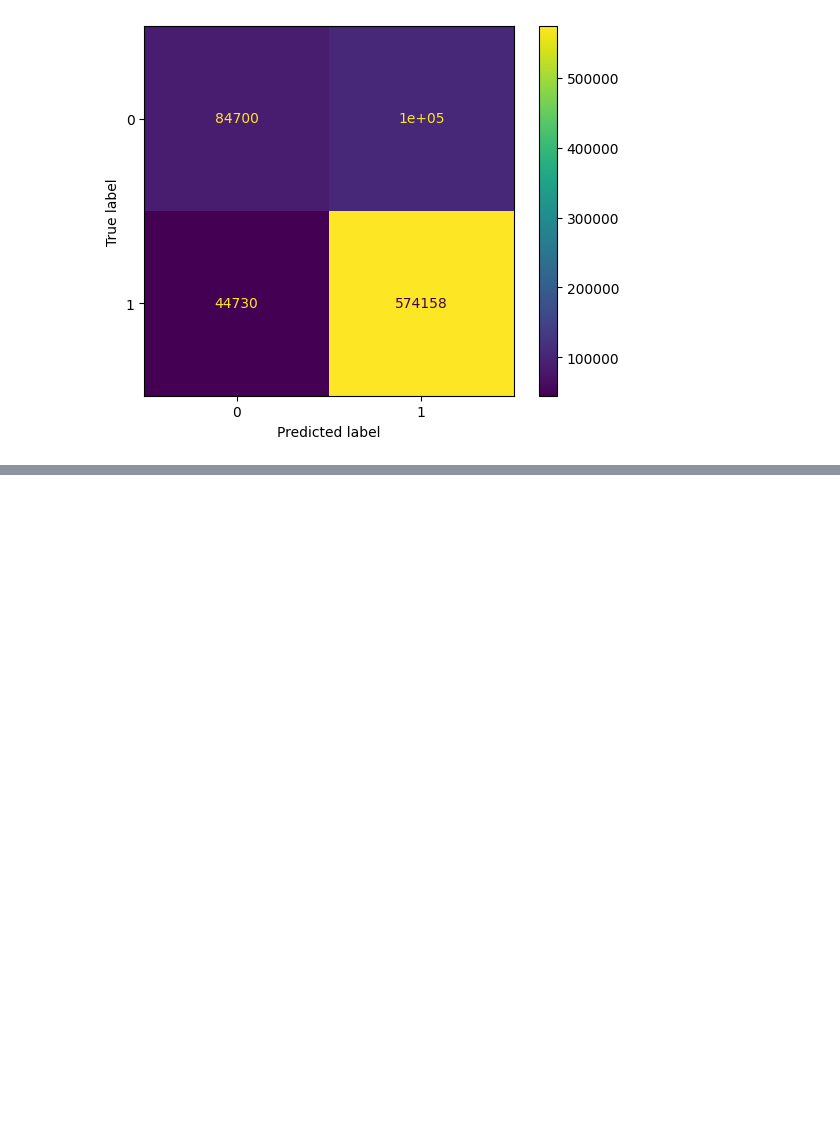
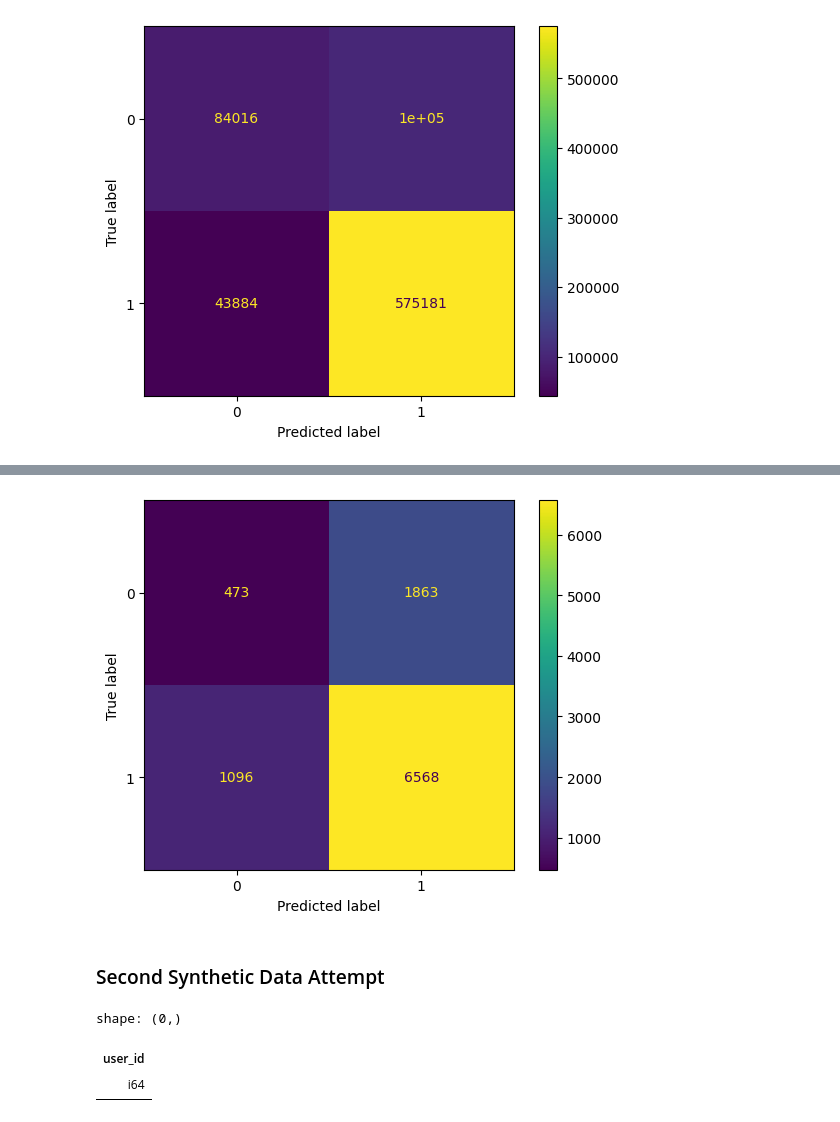
Before and after one commit to Amazing-Team-Name/data-modeling, a Jupyter notebook: main.ipynb, the cells around one changed output, grey strips where cells are left out. Drawn from its saved outputs; the diff is of its cells as text; code cells hidden in the pictures; blank space fills up the shorter version.

```diff
--- a/main.ipynb
+++ b/main.ipynb
@@ -439,6 +511,6 @@ from sklearn.ensemble import HistGradientBoostingClassifier
 model_gb = HistGradientBoostingClassifier()
 # %%
-rel_cols_gb = feed_cl.select([
+rel_cols_gb = feed_data.select([
     "label",
     "e_section",
     "e_rn",
@@ -447,17 +519,17 @@ rel_cols_gb = feed_cl.select([
     "u_refreshTimes",
     "u_feedLifeCycle",
     "u_browserLifeCycle",
-    "clicked",
+    TARGET_COL,
     #"InterestedST",
-    "hour",
+    # "hour",
 ])
 # %%
 train_df_gb, test_df_gb = train_test_split(rel_cols_gb.collect())
 
-train_gb_X = train_df_gb.select(pl.exclude("clicked"))
-train_gb_y = train_df_gb["clicked"]
-test_gb_X = test_df_gb.select(pl.exclude("clicked"))
-test_gb_y = test_df_gb["clicked"]
+train_gb_X = train_df_gb.select(pl.exclude(TARGET_COL))
+train_gb_y = train_df_gb[TARGET_COL]
+test_gb_X = test_df_gb.select(pl.exclude(TARGET_COL))
+test_gb_y = test_df_gb[TARGET_COL]
 # %%
 fit_model_gb = model_gb.fit(train_gb_X, train_gb_y)
 # %%
@@ -512,0 +627,15 @@ weighted avg       0.80      0.82      0.80    806933
+# %%
+_ = metrics.ConfusionMatrixDisplay(
+    metrics.confusion_matrix(synth_y, model_gb.predict(synth_X))
+).plot()
+# %% [output]
+[figure, added]
+# %% [markdown]
+### Second Synthetic Data Attempt
+# %%
+ad_synth_2_user_ids = ad_synth_df_2["user_id"].unique()
+ad_synth_2_user_ids
+# %% [output]
+shape: (0,)
+| user_id |
+| i64 |
```
Also changed, not shown: parts of 79 cells of this notebook.
